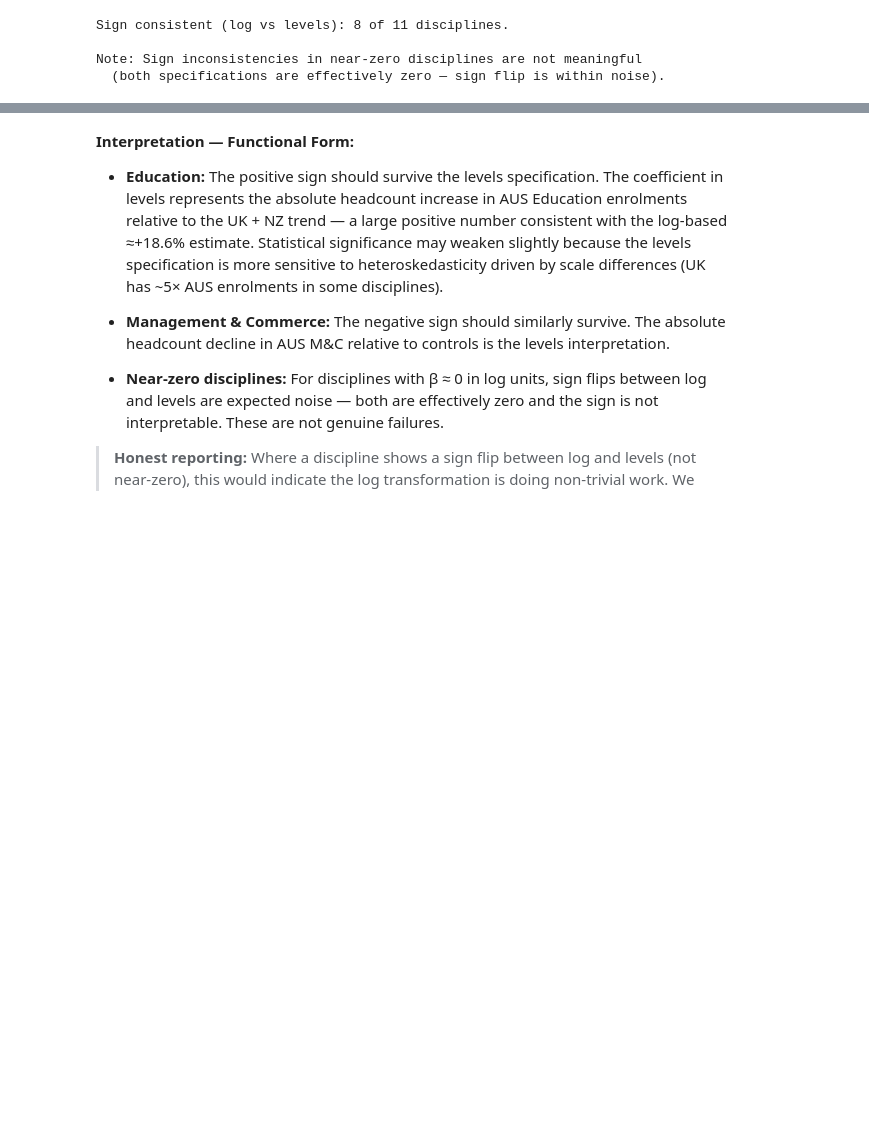
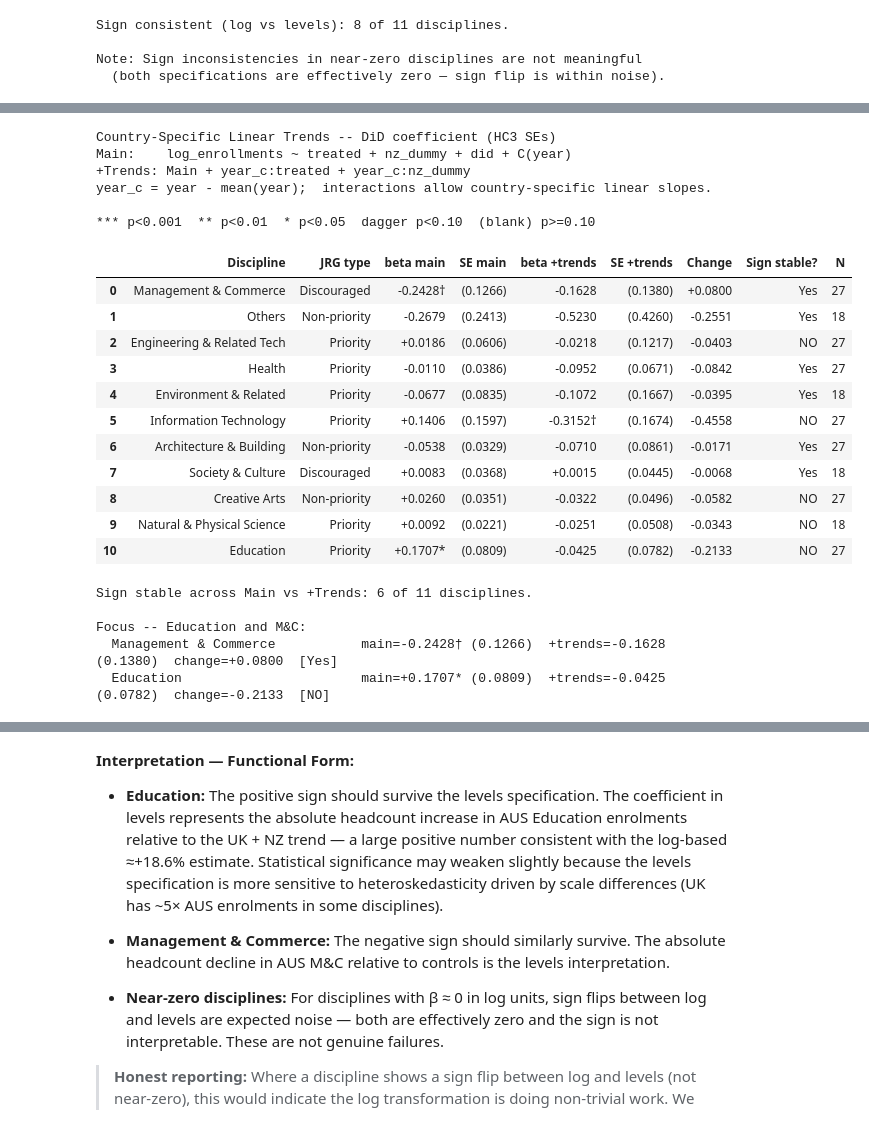
Before and after one commit to epie0003/ECC3479-Project-JRGS, a Jupyter notebook: docs/Robustness Checks/Robustness Checks.ipynb, the cells around one changed output, grey strips where cells are left out. Cells and saved outputs as stored; diff of their text form; code cells hidden in the pictures; blank space fills up the shorter version.

```diff
--- a/docs/Robustness Checks/Robustness Checks.ipynb
+++ b/docs/Robustness Checks/Robustness Checks.ipynb
@@ -898,0 +1078,74 @@ Note: Sign inconsistencies in near-zero disciplines are not meaningful
+# %%
+trends_rows = []
+for label, catkey, start, jrg_type in DISCIPLINES:
+    panel = _build_panel(catkey, start).copy()
+    panel['year_c'] = panel['year'] - panel['year'].mean()   # centred year
+
+    f_main   = 'log_enrollments ~ treated + nz_dummy + did + C(year)'
+    f_trends = 'log_enrollments ~ treated + nz_dummy + did + C(year) + year_c:treated + year_c:nz_dummy'
+
+    m_main   = smf.ols(f_main,   data=panel).fit(cov_type='HC3')
+    m_trends = smf.ols(f_trends, data=panel).fit(cov_type='HC3')
+
+    b_m  = m_main.params['did'];   se_m = m_main.bse['did'];   p_m = m_main.pvalues['did']
+    b_t  = m_trends.params['did']; se_t = m_trends.bse['did']; p_t = m_trends.pvalues['did']
+    n_m  = int(m_main.nobs)
+
+    delta       = b_t - b_m
+    sign_stable = (np.sign(b_m) == np.sign(b_t)) or (abs(b_m) < 0.01 and abs(b_t) < 0.01)
+
+    trends_rows.append({
+        'Discipline':   label,
+        'JRG type':     jrg_type,
+        'beta main':    f'{b_m:+.4f}{_sig(p_m)}',
+        'SE main':      f'({se_m:.4f})',
+        'beta +trends': f'{b_t:+.4f}{_sig(p_t)}',
+        'SE +trends':   f'({se_t:.4f})',
+        'Change':       f'{delta:+.4f}',
+        'Sign stable?': 'Yes' if sign_stable else 'NO',
+        'N':            n_m,
+    })
+
+print('Country-Specific Linear Trends -- DiD coefficient (HC3 SEs)')
+print('Main:    log_enrollments ~ treated + nz_dummy + did + C(year)')
+print('+Trends: Main + year_c:treated + year_c:nz_dummy')
+print('year_c = year - mean(year);  interactions allow country-specific linear slopes.')
+print()
+print('*** p<0.001  ** p<0.01  * p<0.05  dagger p<0.10  (blank) p>=0.10')
+print()
+display(pd.DataFrame(trends_rows).reset_index(drop=True))
+
+print()
+n_sign = sum(1 for r in trends_rows if r['Sign stable?'] == 'Yes')
+print(f'Sign stable across Main vs +Trends: {n_sign} of {len(trends_rows)} disciplines.')
+print()
+print('Focus -- Education and M&C:')
+for r in trends_rows:
+    if r['Discipline'] in ['Education', 'Management & Commerce']:
+        print(f"  {r['Discipline']:<30}  main={r['beta main']} {r['SE main']}"
+              f"  +trends={r['beta +trends']} {r['SE +trends']}  change={r['Change']}"
+              f"  [{r['Sign stable?']}]")
+# %% [output]
+Country-Specific Linear Trends -- DiD coefficient (HC3 SEs)
+Main:    log_enrollments ~ treated + nz_dummy + did + C(year)
++Trends: Main + year_c:treated + year_c:nz_dummy
+year_c = year - mean(year);  interactions allow country-specific linear slopes.
+
+*** p<0.001  ** p<0.01  * p<0.05  dagger p<0.10  (blank) p>=0.10
+|  | Discipline | JRG type | beta main | SE main | beta +trends | SE +trends | Change | Sign stable? | N |
+| 0 | Management & Commerce | Discouraged | -0.2428† | (0.1266) | -0.1628 | (0.1380) | +0.0800 | Yes | 27 |
+| 1 | Others | Non-priority | -0.2679 | (0.2413) | -0.5230 | (0.4260) | -0.2551 | Yes | 18 |
+| 2 | Engineering & Related Tech | Priority | +0.0186 | (0.0606) | -0.0218 | (0.1217) | -0.0403 | NO | 27 |
+| 3 | Health | Priority | -0.0110 | (0.0386) | -0.0952 | (0.0671) | -0.0842 | Yes | 27 |
+| 4 | Environment & Related | Priority | -0.0677 | (0.0835) | -0.1072 | (0.1667) | -0.0395 | Yes | 18 |
+| 5 | Information Technology | Priority | +0.1406 | (0.1597) | -0.3152† | (0.1674) | -0.4558 | NO | 27 |
+| 6 | Architecture & Building | Non-priority | -0.0538 | (0.0329) | -0.0710 | (0.0861) | -0.0171 | Yes | 27 |
+| 7 | Society & Culture | Discouraged | +0.0083 | (0.0368) | +0.0015 | (0.0445) | -0.0068 | Yes | 18 |
+| 8 | Creative Arts | Non-priority | +0.0260 | (0.0351) | -0.0322 | (0.0496) | -0.0582 | NO | 27 |
+| 9 | Natural & Physical Science | Priority | +0.0092 | (0.0221) | -0.0251 | (0.0508) | -0.0343 | NO | 18 |
+| 10 | Education | Priority | +0.1707* | (0.0809) | -0.0425 | (0.0782) | -0.2133 | NO | 27 |
+Sign stable across Main vs +Trends: 6 of 11 disciplines.
+
+Focus -- Education and M&C:
+  Management & Commerce           main=-0.2428† (0.1266)  +trends=-0.1628 (0.1380)  change=+0.0800  [Yes]
+  Education                       main=+0.1707* (0.0809)  +trends=-0.0425 (0.0782)  change=-0.2133  [NO]
```
Also changed, not shown: parts of 15 cells of this notebook, 2 other files.
